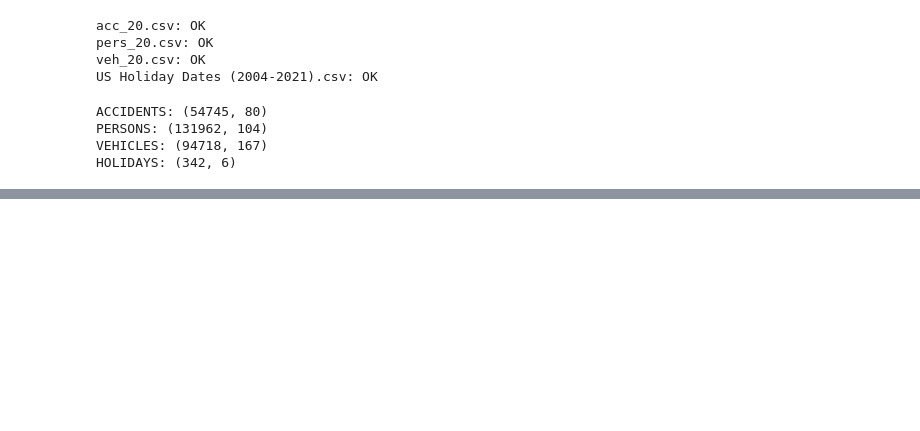
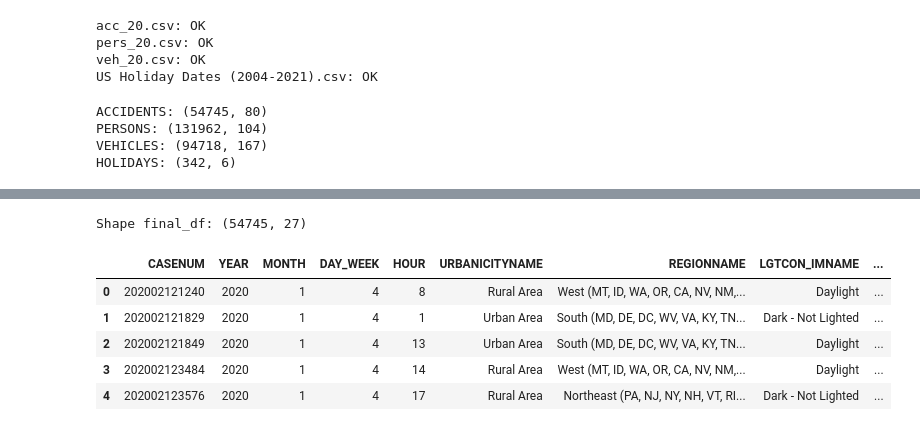
Before and after one commit to vikd00/4IZ460-SP, a Jupyter notebook: notebooks/analysis.ipynb, the cells around one changed output, grey strips where cells are left out. Cells and saved outputs as stored; diff of their text form; code cells hidden in the pictures; blank space fills up the shorter version.

```diff
--- a/notebooks/analysis.ipynb
+++ b/notebooks/analysis.ipynb
@@ -79,0 +229,20 @@ VEH bez ACC: 0
+# %%
+# %% 6) AGREGÁCIA VEH NA ÚROVEŇ NEHODY
+
+for col in ["ROLLOVER","FIRE_EXP","TOWED","VEH_NO"]:
+    if col not in veh.columns:
+        veh[col] = np.nan
+
+to_num = lambda s: pd.to_numeric(s, errors="coerce").fillna(0)
+
+veh_agg = (
+    veh.groupby("CASENUM")
+        .agg(
+            vehicles    = ("VEH_NO", lambda s: pd.Series(s).nunique()),
+            any_rollover= ("ROLLOVER", lambda s: "Yes" if (to_num(s) == 1).any() else "No"),
+            any_fire    = ("FIRE_EXP", lambda s: "Yes" if (to_num(s) == 1).any() else "No"),
+            any_towed   = ("TOWED",    lambda s: "Yes" if (to_num(s) == 1).any() else "No"),
+        )
+        .reset_index()
+)
+display(veh_agg.head())
@@ -79,0 +256,29 @@ VEH bez ACC: 0
+# %%
+# %% 7) MERGE NA ÚROVEŇ NEHODY
+
+final_df = (
+    acc_sub
+      .merge(pers_agg, on="CASENUM", how="left")
+      .merge(veh_agg,  on="CASENUM", how="left")
+)
+
+# Defaulty po merge (ak by niektorá nehoda nemala osoby/vozidlá v detaili)
+for c in ["persons","injured","max_inj_sev","vehicles"]:
+    if c in final_df.columns:
+        final_df[c] = pd.to_numeric(final_df[c], errors="coerce").fillna(0).astype(int)
+
+for c in ["any_drinking","any_drugs","any_hospitalized","any_rollover","any_fire","any_towed"]:
+    if c in final_df.columns:
+        final_df[c] = final_df[c].fillna("No")
+
+assert final_df["CASENUM"].is_unique
+print("Shape final_df:", final_df.shape)
+display(final_df.head())
+# %% [output]
+Shape final_df: (54745, 27)
+|  | CASENUM | YEAR | MONTH | DAY_WEEK | HOUR | URBANICITYNAME | REGIONNAME | LGTCON_IMNAME | ... |
+| 0 | 202002121240 | 2020 | 1 | 4 | 8 | Rural Area | West (MT, ID, WA, OR, CA, NV, NM,... | Daylight | ... |
+| 1 | 202002121829 | 2020 | 1 | 4 | 1 | Urban Area | South (MD, DE, DC, WV, VA, KY, TN... | Dark - Not Lighted | ... |
+| 2 | 202002121849 | 2020 | 1 | 4 | 13 | Urban Area | South (MD, DE, DC, WV, VA, KY, TN... | Daylight | ... |
+| 3 | 202002123484 | 2020 | 1 | 4 | 14 | Rural Area | West (MT, ID, WA, OR, CA, NV, NM,... | Daylight | ... |
+| 4 | 202002123576 | 2020 | 1 | 4 | 17 | Rural Area | Northeast (PA, NJ, NY, NH, VT, RI... | Dark - Not Lighted | ... |
```
Also changed, not shown: parts of 17 cells of this notebook.
